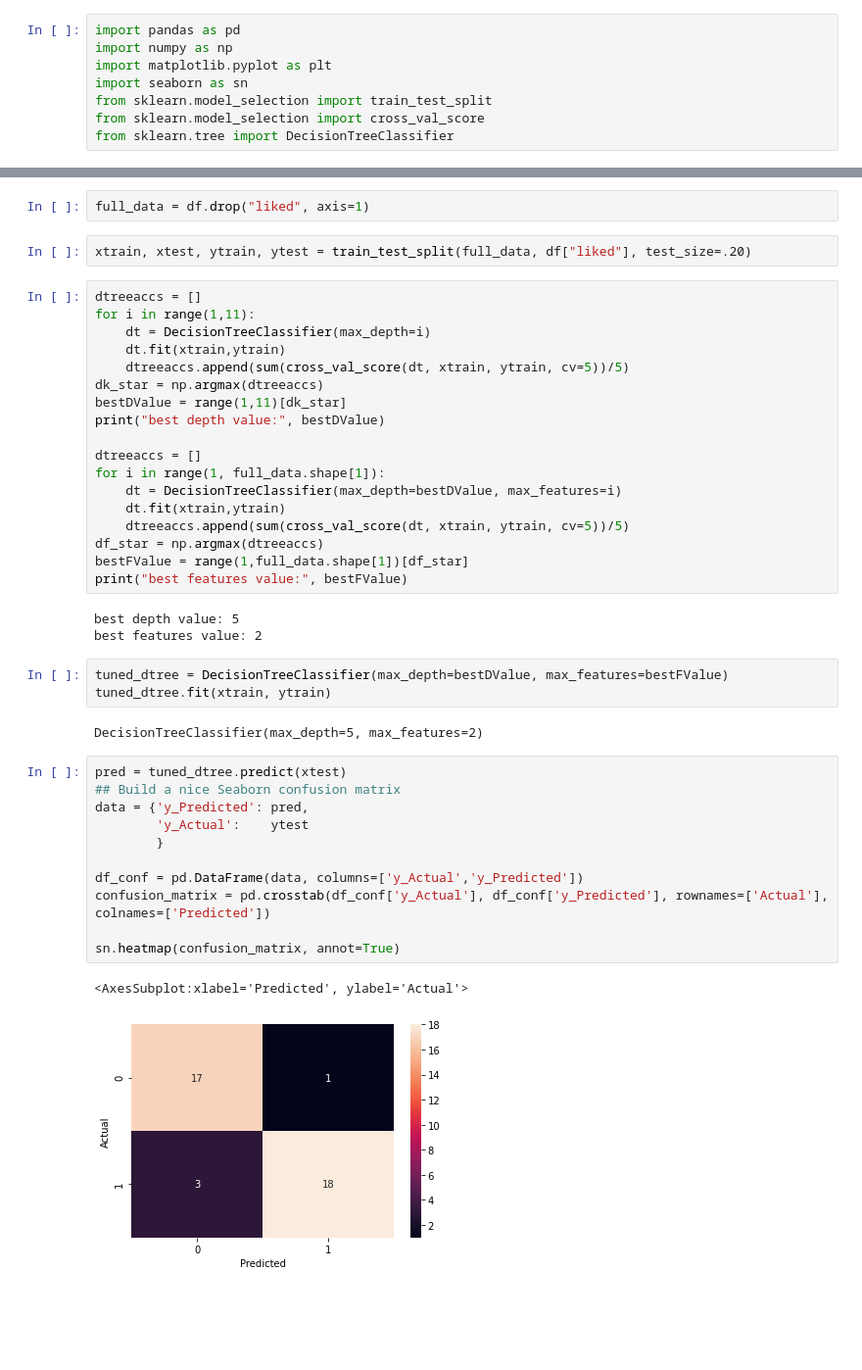
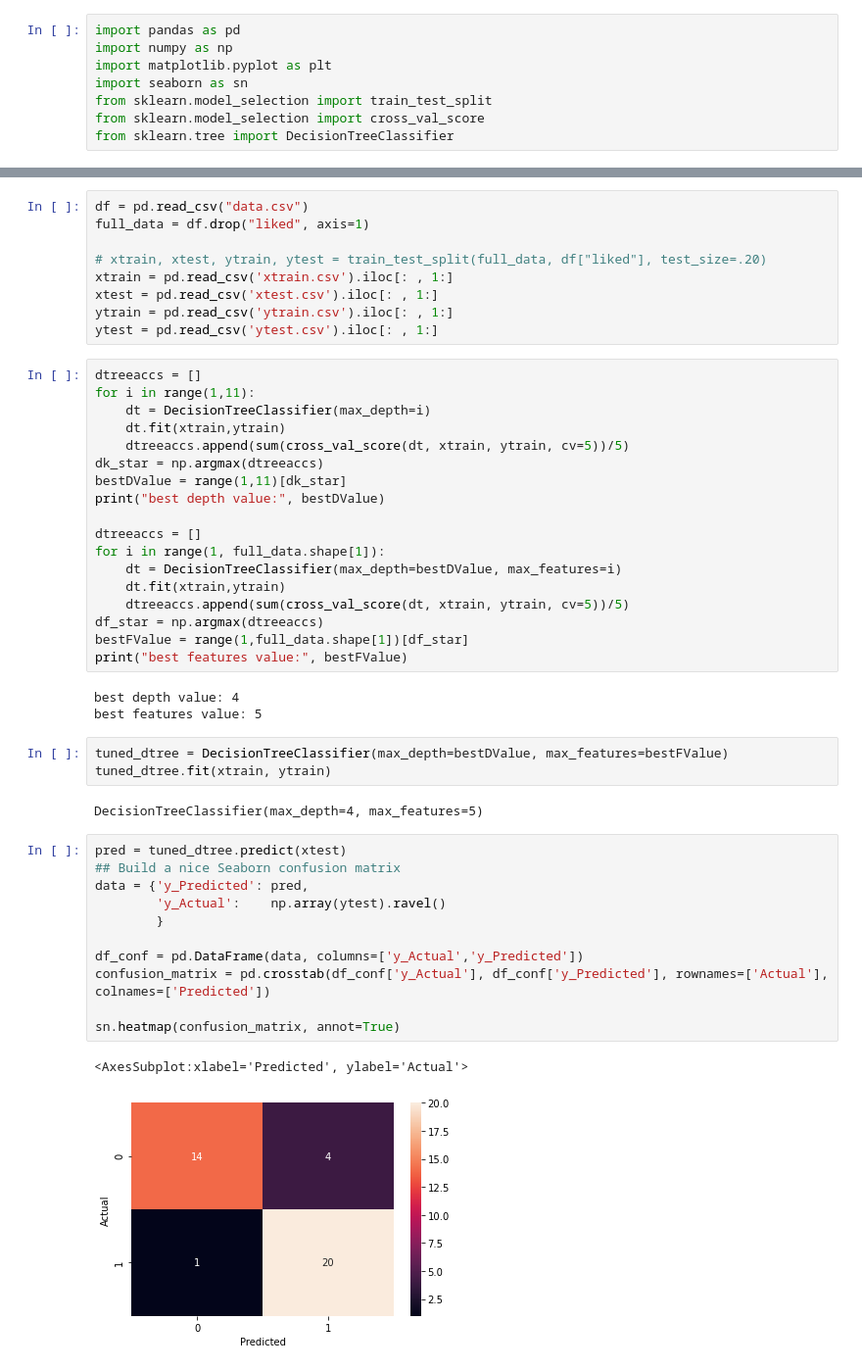
Before and after one commit to GreatPhoenix/462Option2FinalProject, a Jupyter notebook: SpotifyDT.ipynb, the cells around one changed output, grey strips where cells are left out. Shown at 98% size. Cells and saved outputs as stored; diff of their text form; blank space fills up the shorter version.

Commit message:
updated dt to use chosen train/test split

```diff
--- a/SpotifyDT.ipynb
+++ b/SpotifyDT.ipynb
@@ -26,7 +9,12 @@ df
-# %%
-full_data = df.drop("liked", axis=1)
 # %%
-xtrain, xtest, ytrain, ytest = train_test_split(full_data, df["liked"], test_size=.20)
+df = pd.read_csv("data.csv")
+full_data = df.drop("liked", axis=1)
+
+# xtrain, xtest, ytrain, ytest = train_test_split(full_data, df["liked"], test_size=.20)
+xtrain = pd.read_csv('xtrain.csv').iloc[: , 1:]
+xtest = pd.read_csv('xtest.csv').iloc[: , 1:]
+ytrain = pd.read_csv('ytrain.csv').iloc[: , 1:]
+ytest = pd.read_csv('ytest.csv').iloc[: , 1:]
 # %%
 dtreeaccs = []
 for i in range(1,11):
@@ -46,25 +34,25 @@ df_star = np.argmax(dtreeaccs)
 bestFValue = range(1,full_data.shape[1])[df_star]
 print("best features value:", bestFValue)
 # %% [output]
-best depth value: 5
-best features value: 2
+best depth value: 4
+best features value: 5
 # %%
 tuned_dtree = DecisionTreeClassifier(max_depth=bestDValue, max_features=bestFValue)
 tuned_dtree.fit(xtrain, ytrain)
 # %% [output]
-DecisionTreeClassifier(max_depth=5, max_features=2)
+DecisionTreeClassifier(max_depth=4, max_features=5)
 # %%
 pred = tuned_dtree.predict(xtest)
 ## Build a nice Seaborn confusion matrix
 data = {'y_Predicted': pred,
-        'y_Actual':    ytest
+        'y_Actual':    np.array(ytest).ravel()
         }
 
 df_conf = pd.DataFrame(data, columns=['y_Actual','y_Predicted'])
 confusion_matrix = pd.crosstab(df_conf['y_Actual'], df_conf['y_Predicted'], rownames=['Actual'], colnames=['Predicted'])
 
 sn.heatmap(confusion_matrix, annot=True)
 # %% [output]
 <AxesSubplot:xlabel='Predicted', ylabel='Actual'>
-[figure, old version]
+[figure, new version]
 # %%
```
Also changed, not shown: parts of 3 cells of this notebook.
